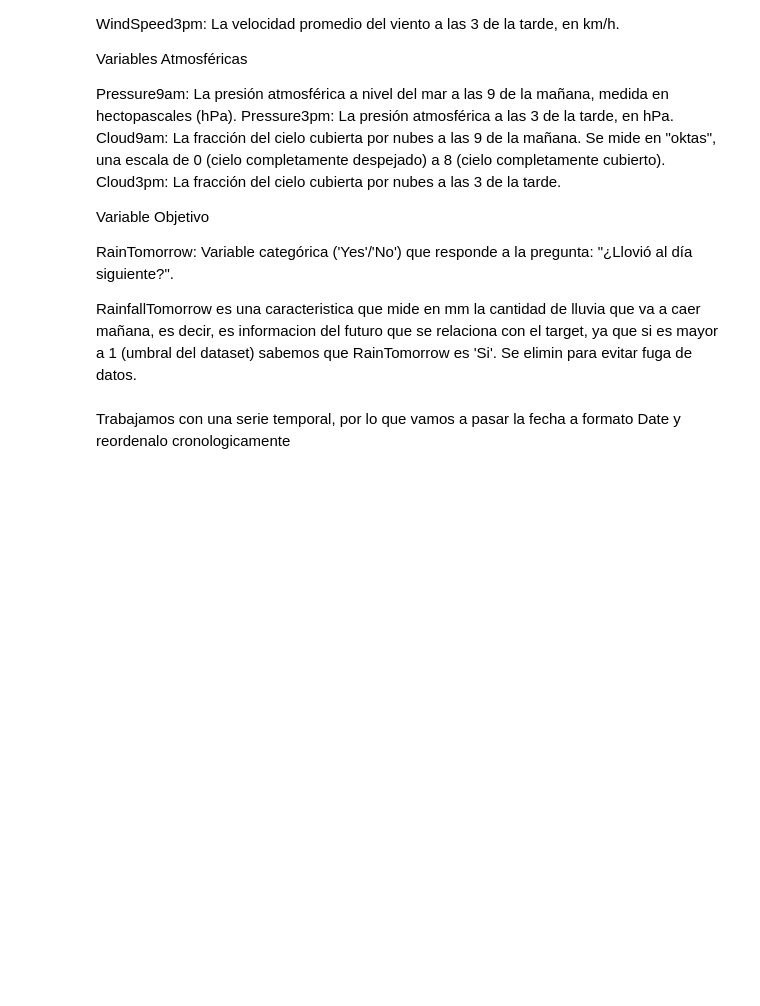
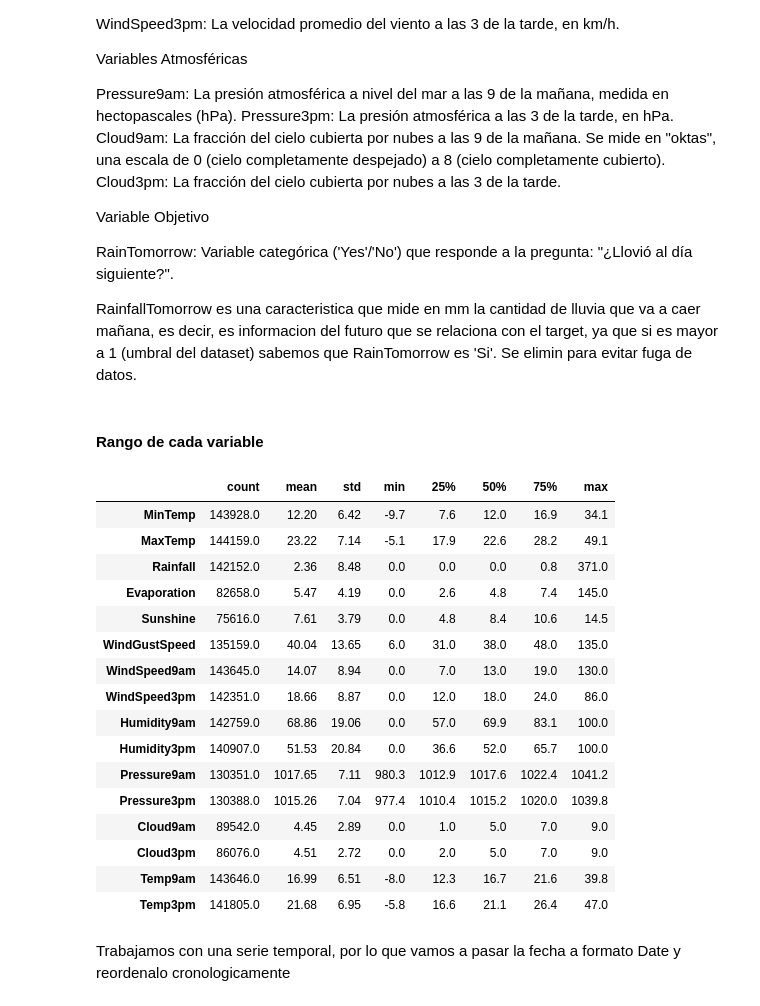
Before and after one commit to AlvaTF/TP-AA1-Ruiz-Toledo-Mendoza, a Jupyter notebook: TP_2/TP_clasificacion_AA1.ipynb, the cells around one changed output. Cells and saved outputs as stored; diff of their text form; code cells hidden in the pictures; blank space fills up the shorter version.

```diff
--- a/TP_2/TP_clasificacion_AA1.ipynb
+++ b/TP_2/TP_clasificacion_AA1.ipynb
@@ -99,6 +99,28 @@ RainTomorrow: Variable categórica ('Yes'/'No') que responde a la pregunta: "¿L
 RainfallTomorrow es una caracteristica que mide en mm la cantidad de lluvia que va a caer mañana, es decir, es informacion del futuro que se relaciona con el target, ya que si es mayor a 1 (umbral del dataset) sabemos que RainTomorrow es 'Si'. Se elimin para evitar fuga de datos.
 # %%
 df = df.drop(columns=["RainfallTomorrow"])
+# %% [markdown]
+#### Rango de cada variable
+# %%
+df.describe().T.round(2)
+# %% [output]
+|  | count | mean | std | min | 25% | 50% | 75% | max |
+| MinTemp | 143928.0 | 12.20 | 6.42 | -9.7 | 7.6 | 12.0 | 16.9 | 34.1 |
+| MaxTemp | 144159.0 | 23.22 | 7.14 | -5.1 | 17.9 | 22.6 | 28.2 | 49.1 |
+| Rainfall | 142152.0 | 2.36 | 8.48 | 0.0 | 0.0 | 0.0 | 0.8 | 371.0 |
+| Evaporation | 82658.0 | 5.47 | 4.19 | 0.0 | 2.6 | 4.8 | 7.4 | 145.0 |
+| Sunshine | 75616.0 | 7.61 | 3.79 | 0.0 | 4.8 | 8.4 | 10.6 | 14.5 |
+| WindGustSpeed | 135159.0 | 40.04 | 13.65 | 6.0 | 31.0 | 38.0 | 48.0 | 135.0 |
+| WindSpeed9am | 143645.0 | 14.07 | 8.94 | 0.0 | 7.0 | 13.0 | 19.0 | 130.0 |
+| WindSpeed3pm | 142351.0 | 18.66 | 8.87 | 0.0 | 12.0 | 18.0 | 24.0 | 86.0 |
+| Humidity9am | 142759.0 | 68.86 | 19.06 | 0.0 | 57.0 | 69.9 | 83.1 | 100.0 |
+| Humidity3pm | 140907.0 | 51.53 | 20.84 | 0.0 | 36.6 | 52.0 | 65.7 | 100.0 |
+| Pressure9am | 130351.0 | 1017.65 | 7.11 | 980.3 | 1012.9 | 1017.6 | 1022.4 | 1041.2 |
+| Pressure3pm | 130388.0 | 1015.26 | 7.04 | 977.4 | 1010.4 | 1015.2 | 1020.0 | 1039.8 |
+| Cloud9am | 89542.0 | 4.45 | 2.89 | 0.0 | 1.0 | 5.0 | 7.0 | 9.0 |
+| Cloud3pm | 86076.0 | 4.51 | 2.72 | 0.0 | 2.0 | 5.0 | 7.0 | 9.0 |
+| Temp9am | 143646.0 | 16.99 | 6.51 | -8.0 | 12.3 | 16.7 | 21.6 | 39.8 |
+| Temp3pm | 141805.0 | 21.68 | 6.95 | -5.8 | 16.6 | 21.1 | 26.4 | 47.0 |
 # %% [markdown]
 Trabajamos con una serie temporal, por lo que vamos a pasar la fecha a formato Date y reordenalo cronologicamente
 # %%
```
Also changed, not shown: parts of 14 cells of this notebook.
